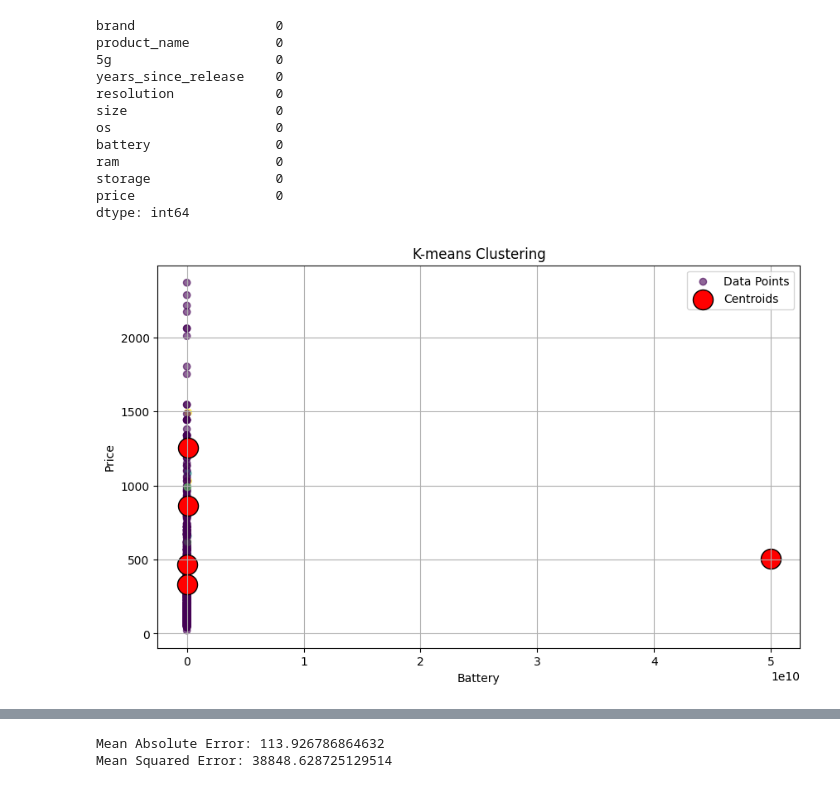
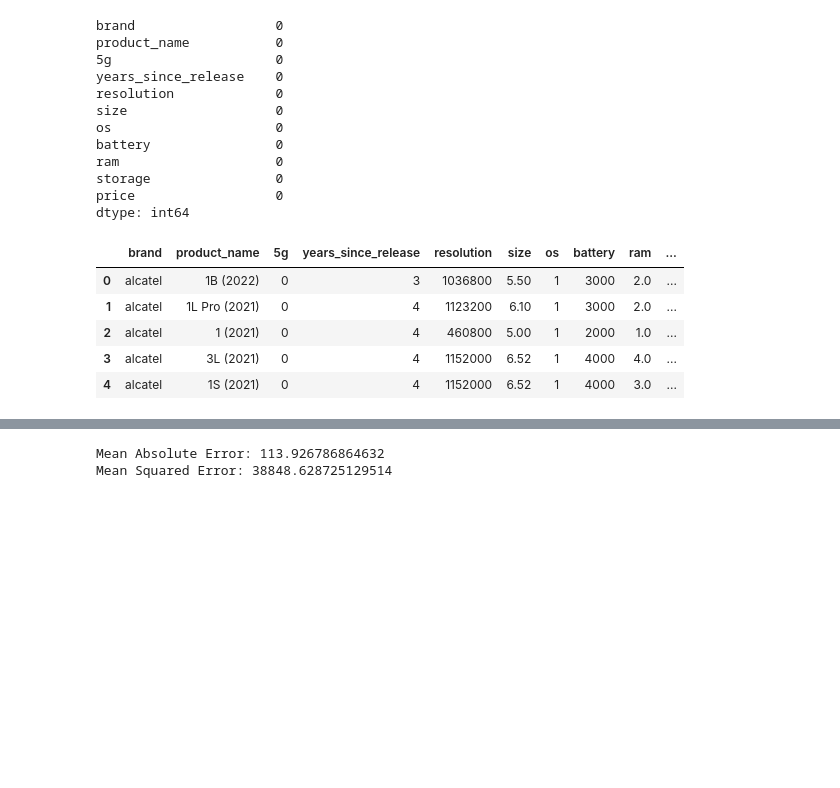
Before and after one commit to geek-kid/QueraProjectPhone, a Jupyter notebook: mobile.ipynb, the cells around one changed output, grey strips where cells are left out. Saved outputs shown, nothing was run; the diff lists cells and outputs as text; code cells hidden in the pictures; blank space fills up the shorter version.

```diff
--- a/mobile.ipynb
+++ b/mobile.ipynb
@@ -131,28 +135,12 @@ ram                    0
 storage                0
 price                  0
 dtype: int64
-# %%
-copied_df = detailed_df.copy()
-
-data = copied_df[['battery', 'price']]
-
-# Perform K-Means clustering
-kmeans = KMeans(n_clusters=5, random_state=42)
-copied_df['cluster'] = kmeans.fit_predict(data)
-
-# Scatter plot for data points colored by their cluster
-plt.figure(figsize=(10, 6))
-plt.scatter(data['battery'], data['price'], c=copied_df['cluster'], cmap='viridis', alpha=0.6, label='Data Points')
-
-# Plot the cluster centroids
-plt.scatter(kmeans.cluster_centers_[:, 0], kmeans.cluster_centers_[:, 1], s=300, c='red', label='Centroids', edgecolor='black')
-
-# Labels and title
-plt.title('K-means Clustering')
-plt.xlabel('Battery')
-plt.ylabel('Price')
-plt.legend()
-plt.grid(True)
-plt.show()
-# %% [output]
-[figure, removed]
+# %%
+detailed_df.head()
+# %% [output]
+|  | brand | product_name | 5g | years_since_release | resolution | size | os | battery | ram | ... |
+| 0 | alcatel | 1B (2022) | 0 | 3 | 1036800 | 5.50 | 1 | 3000 | 2.0 | ... |
+| 1 | alcatel | 1L Pro (2021) | 0 | 4 | 1123200 | 6.10 | 1 | 3000 | 2.0 | ... |
+| 2 | alcatel | 1 (2021) | 0 | 4 | 460800 | 5.00 | 1 | 2000 | 1.0 | ... |
+| 3 | alcatel | 3L (2021) | 0 | 4 | 1152000 | 6.52 | 1 | 4000 | 4.0 | ... |
+| 4 | alcatel | 1S (2021) | 0 | 4 | 1152000 | 6.52 | 1 | 4000 | 3.0 | ... |
```
Also changed, not shown: parts of 5 cells of this notebook, 1 other file.
